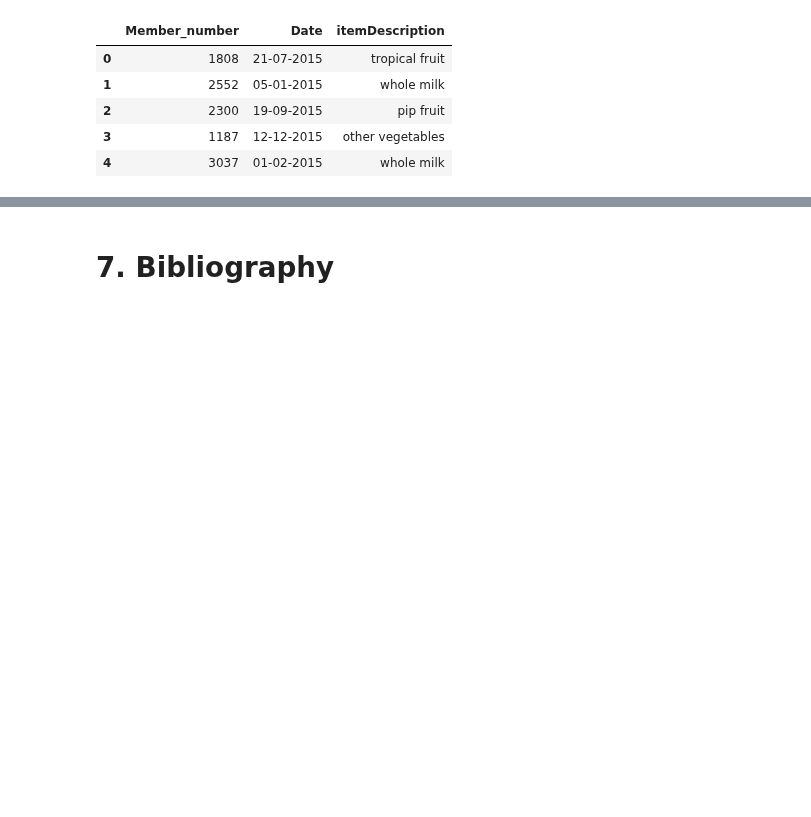
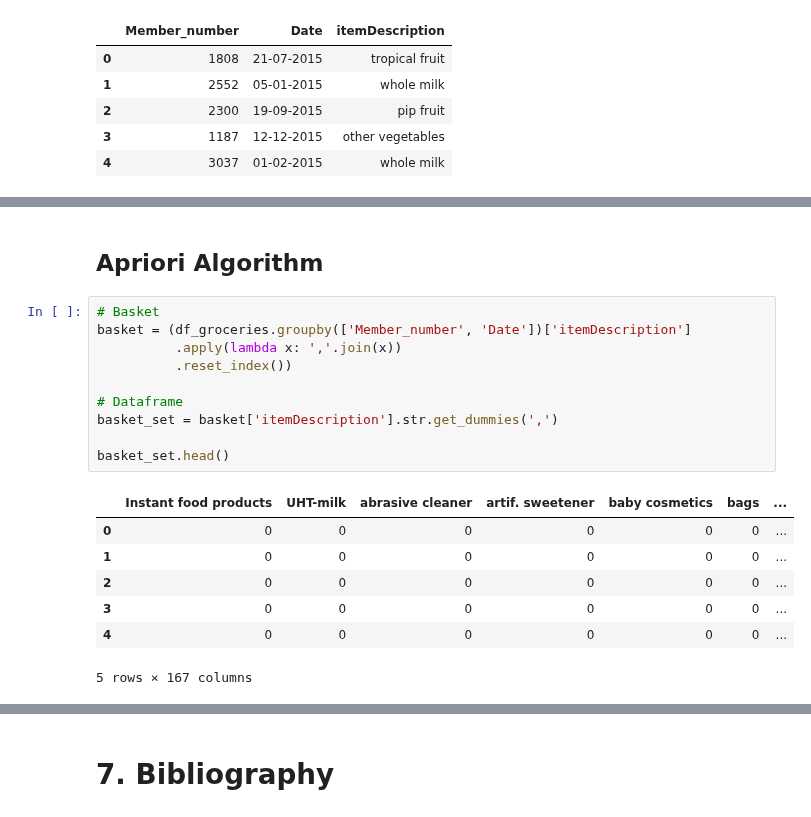
Before and after one commit to FJGM2023015/Recommendation-System-Market-Basket-Analysis-, a Jupyter notebook: recomm_system_market_basket_analysis.ipynb, the cells around one changed output, grey strips where cells are left out. Drawn from its saved outputs; the diff is of its cells as text; blank space fills up the shorter version.

```diff
--- a/recomm_system_market_basket_analysis.ipynb
+++ b/recomm_system_market_basket_analysis.ipynb
@@ -722,0 +743,20 @@ df_groceries.head()
+# %% [markdown]
+## Apriori Algorithm
+# %%
+# Basket
+basket = (df_groceries.groupby(['Member_number', 'Date'])['itemDescription']
+          .apply(lambda x: ','.join(x))
+          .reset_index())
+
+# Dataframe
+basket_set = basket['itemDescription'].str.get_dummies(',')
+
+basket_set.head()
+# %% [output]
+|  | Instant food products | UHT-milk | abrasive cleaner | artif. sweetener | baby cosmetics | bags | ... |
+| 0 | 0 | 0 | 0 | 0 | 0 | 0 | ... |
+| 1 | 0 | 0 | 0 | 0 | 0 | 0 | ... |
+| 2 | 0 | 0 | 0 | 0 | 0 | 0 | ... |
+| 3 | 0 | 0 | 0 | 0 | 0 | 0 | ... |
+| 4 | 0 | 0 | 0 | 0 | 0 | 0 | ... |
+5 rows × 167 columns
```
Also changed, not shown: parts of 8 cells of this notebook.
